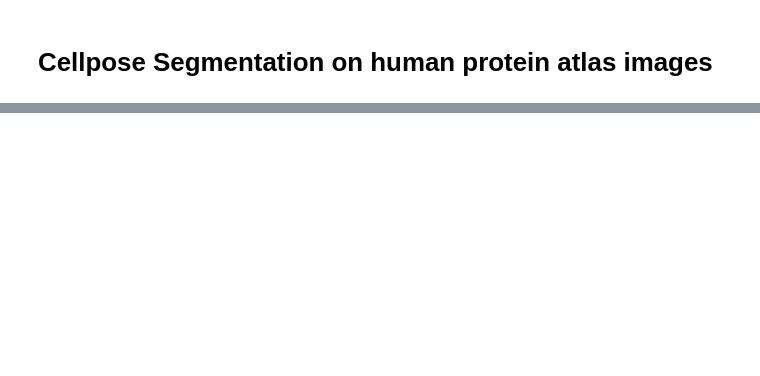
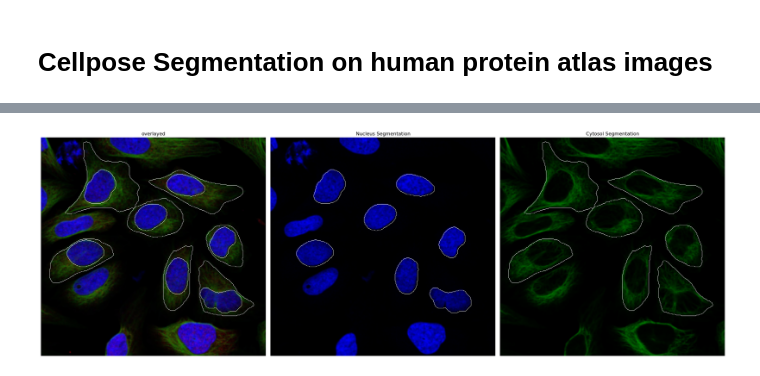
Before and after one commit to MannLabs/scPortrait-notebooks, a Jupyter notebook: example_projects/example_2/processing_notebook.ipynb, the cells around one changed output, grey strips where cells are left out. Drawn from its saved outputs; the diff is of its cells as text; code cells hidden in the pictures; blank space fills up the shorter version.

```diff
--- a/example_projects/example_2/processing_notebook.ipynb
+++ b/example_projects/example_2/processing_notebook.ipynb
@@ -103,3 +68,7 @@ plt.axis("off")
+# %%
+project.plot_segmentation_masks()
+# %% [output]
+[figure, added]
 # %%
 project.extract()
 # %% [output]
```
Also changed, not shown: parts of 12 cells of this notebook, 3 other files.
